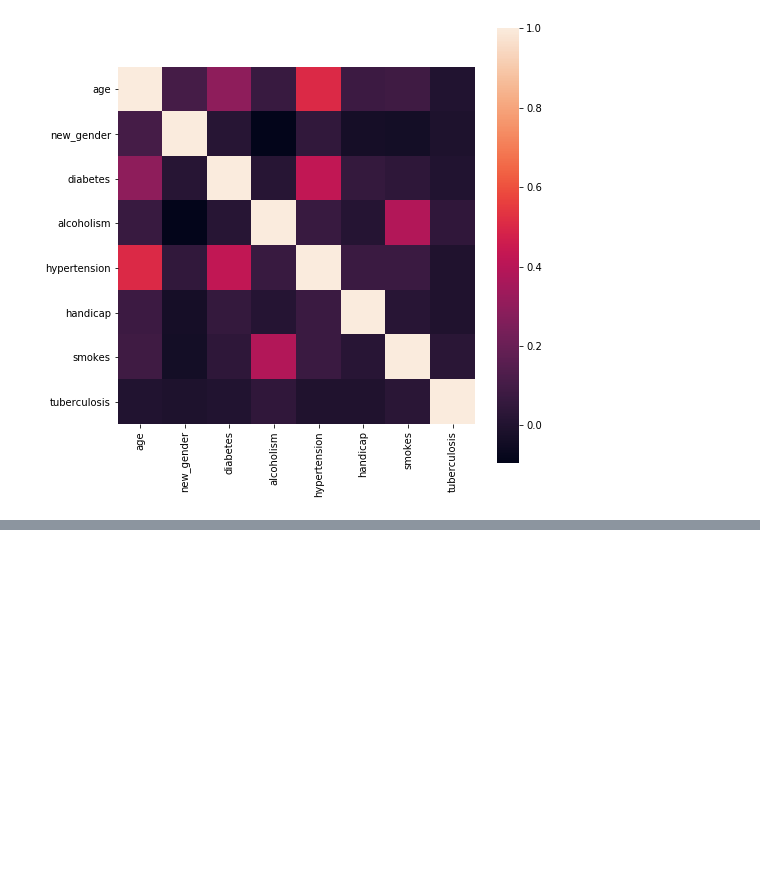
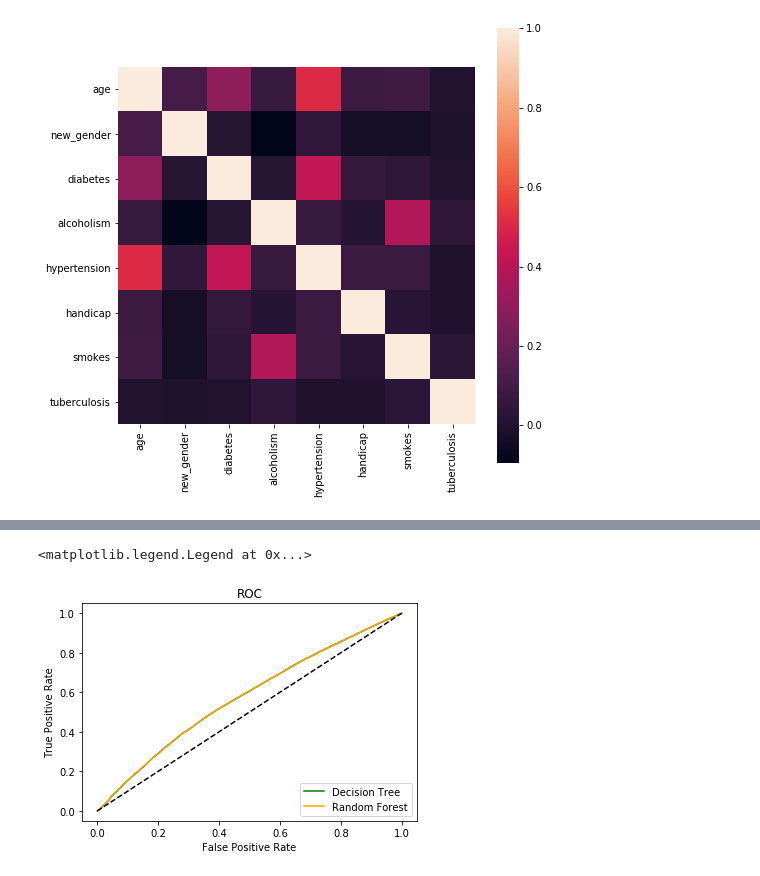
Before and after one commit to hari281285/miniprojects, a Jupyter notebook: patient_showup.ipynb, the cells around one changed output, grey strips where cells are left out. Drawn from its saved outputs; the diff is of its cells as text; code cells hidden in the pictures; blank space fills up the shorter version.

```diff
--- a/patient_showup.ipynb
+++ b/patient_showup.ipynb
@@ -111,0 +161,8 @@ X_train, X_test, y_train, y_test = train_test_split(X_Sscaled,y,random_state=42,
+# %%
+
+#Building Random Forest model and checking training and test accuracies.
+from sklearn.ensemble import RandomForestClassifier
+rfc = RandomForestClassifier(n_estimators=50,max_depth=40,random_state=0)
+rfc.fit(X_train,y_train)
+print("Training set score: {:.3f}".format(rfc.score(X_train, y_train)))
+print("Test set score: {:.3f}".format(rfc.score(X_test, y_test)))
@@ -111,0 +172,14 @@ X_train, X_test, y_train, y_test = train_test_split(X_Sscaled,y,random_state=42,
+# %%
+# Make Predictions
+rfc_predicted = rfc.predict(X_test)
+probas = rfc.predict_proba(X_test)
+rfc_preds = probas[:,1]
+rfc_fpr, rfc_tpr, rfc_threshold = metrics.roc_curve(y_test, rfc_preds)
+# %%
+
+#Building Decision Tree model and checking training and test accuracies.
+from sklearn.tree import DecisionTreeClassifier
+dtc = DecisionTreeClassifier(random_state = 0)
+dtc.fit(X_train,y_train)
+print("Training set score: {:.3f}".format(dtc.score(X_train, y_train)))
+print("Test set score: {:.3f}".format(dtc.score(X_test, y_test)))
@@ -111,0 +201,20 @@ X_train, X_test, y_train, y_test = train_test_split(X_Sscaled,y,random_state=42,
+# %%
+# Make Predictions
+dtc_predicted = dtc.predict(X_test)
+probas = dtc.predict_proba(X_test)
+dtc_preds = probas[:,1]
+dtc_fpr, dtc_tpr, dtc_threshold = metrics.roc_curve(y_test, dtc_preds)
+# %%
+#Model Comparison
+
+plt.plot(dtc_fpr, dtc_tpr, label='Decision Tree', color='green')
+plt.plot(rfc_fpr, rfc_tpr, label='Random Forest', color='orange')
+
+plt.plot([0, 1], [0, 1],'r--', color='black')
+plt.xlabel('False Positive Rate')
+plt.ylabel('True Positive Rate')
+plt.title('ROC')
+plt.legend(loc="lower right")
+# %% [output]
+<matplotlib.legend.Legend at 0x...>
+[figure, added]
```
Also changed, not shown: parts of 12 cells of this notebook.
